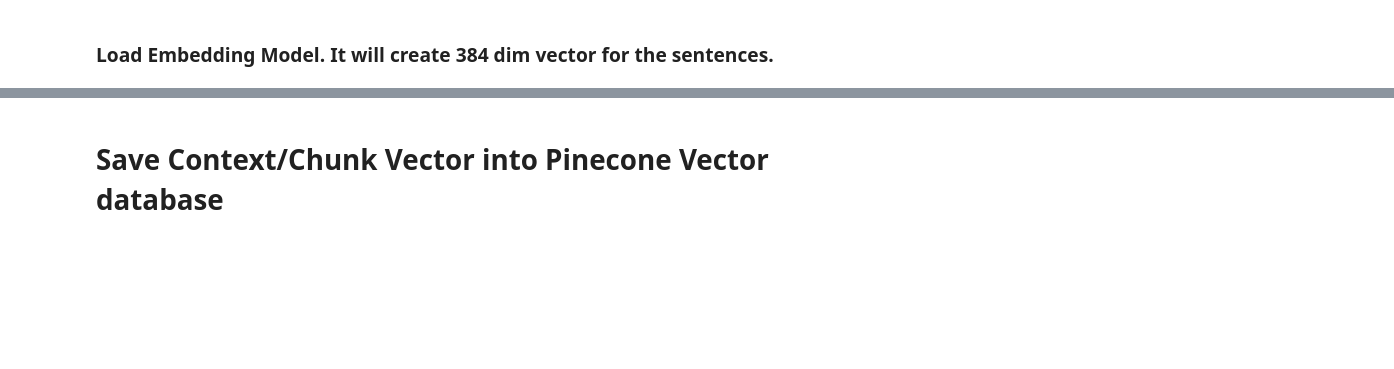
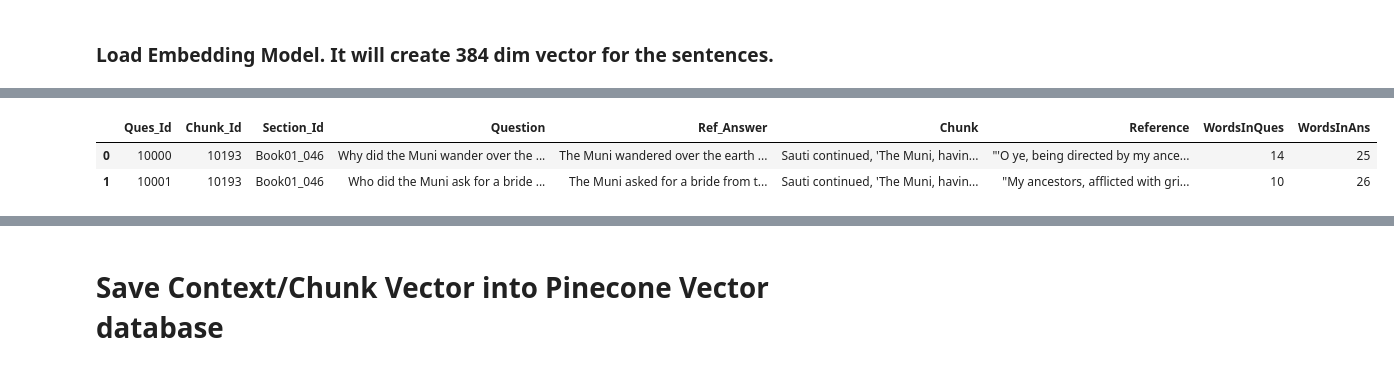
Before and after one commit to dasarpai/HBQA, a Jupyter notebook: 07-HBQA_Embedding.ipynb, the cells around one changed output, grey strips where cells are left out. Drawn from its saved outputs; the diff is of its cells as text; code cells hidden in the pictures; blank space fills up the shorter version.

```diff
--- a/08-HBQA_Embedding.ipynb
+++ b/07-HBQA_Embedding.ipynb
@@ -136,2 +90,3 @@ df_mahabharat_chunk.head(3)
 # %%
-# df_mahabharat_chunk = pd.read_csv(datapath + '09.1-Mahabharat_Chunk_Vector.csv')
+# df_hbqa_auto_qa = pd.read_csv(datapath+"06.1-HBQA_Auto_with_Chunk.csv")
+df_hbqa_manul_qa = pd.read_csv(datapath+"06-HBQA_Manual_with_Chunk.csv")
@@ -137,0 +98,6 @@ df_mahabharat_chunk.head(3)
+# %%
+df_hbqa_manul_qa.head(2)
+# %% [output]
+|  | Ques_Id | Chunk_Id | Section_Id | Question | Ref_Answer | Chunk | Reference | WordsInQues | WordsInAns |
+| 0 | 10000 | 10193 | Book01_046 | Why did the Muni wander over the ... | The Muni wandered over the earth ... | Sauti continued, 'The Muni, havin... | "'O ye, being directed by my ance... | 14 | 25 |
+| 1 | 10001 | 10193 | Book01_046 | Who did the Muni ask for a bride ... | The Muni asked for a bride from t... | Sauti continued, 'The Muni, havin... | "My ancestors, afflicted with gri... | 10 | 26 |
```
Also changed, not shown: parts of 44 cells of this notebook, 6 other files.
